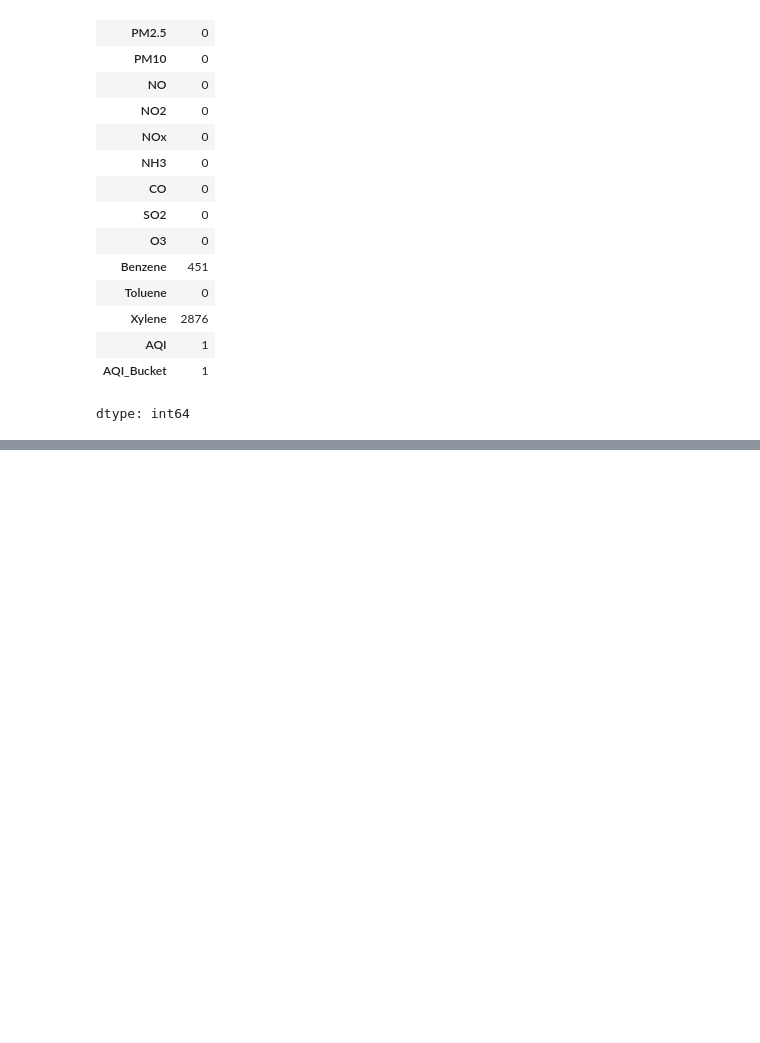
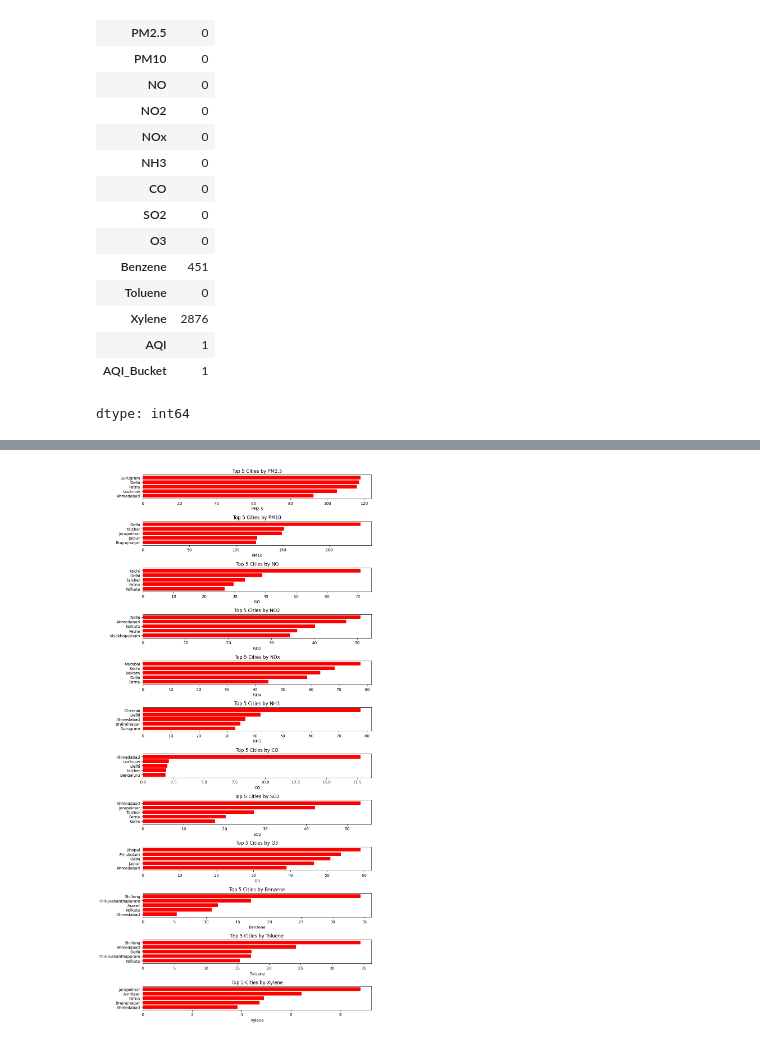
Before and after one commit to suryautharakumar/CMP7005_Programming_for_Data_Analysis, a Jupyter notebook: CMP7005_Programming_for_Data_Analysis_Final_Assessment.ipynb, the cells around one changed output, grey strips where cells are left out. Saved outputs shown, nothing was run; the diff lists cells and outputs as text; code cells hidden in the pictures; blank space fills up the shorter version.

```diff
--- a/CMP7005_Programming_for_Data_Analysis_Final_Assessment.ipynb
+++ b/CMP7005_Programming_for_Data_Analysis_Final_Assessment.ipynb
@@ -369,0 +526,24 @@ dtype: int64
+# %%
+pollutant_columns = ['PM2.5','PM10','NO','NO2','NOx','NH3','CO','SO2','O3','Benzene','Toluene','Xylene']
+
+# Step 1: Group by station and calculate mean pollutant concentrations
+mean_pollutant_by_station = df.groupby('City')[pollutant_columns].mean()
+
+# Step 2: Find the top 5 stations for each pollutant
+top_stations = {}
+for pollutant in pollutant_columns:
+    top_stations[pollutant] = mean_pollutant_by_station[pollutant].sort_values(ascending=False).head(5)
+
+# Step 3: Plotting
+fig, axes = plt.subplots(len(pollutant_columns), 1, figsize=(10, 20))
+
+for i, pollutant in enumerate(pollutant_columns):
+    axes[i].barh(top_stations[pollutant].index, top_stations[pollutant].values, color='red')
+    axes[i].set_title(f'Top 5 Cities by {pollutant}')
+    axes[i].set_xlabel(f'{pollutant}')
+    axes[i].invert_yaxis()  # Highest values on top
+
+plt.tight_layout()
+plt.show()
+# %% [output]
+[figure, added]
```
Also changed, not shown: parts of 23 cells of this notebook.
